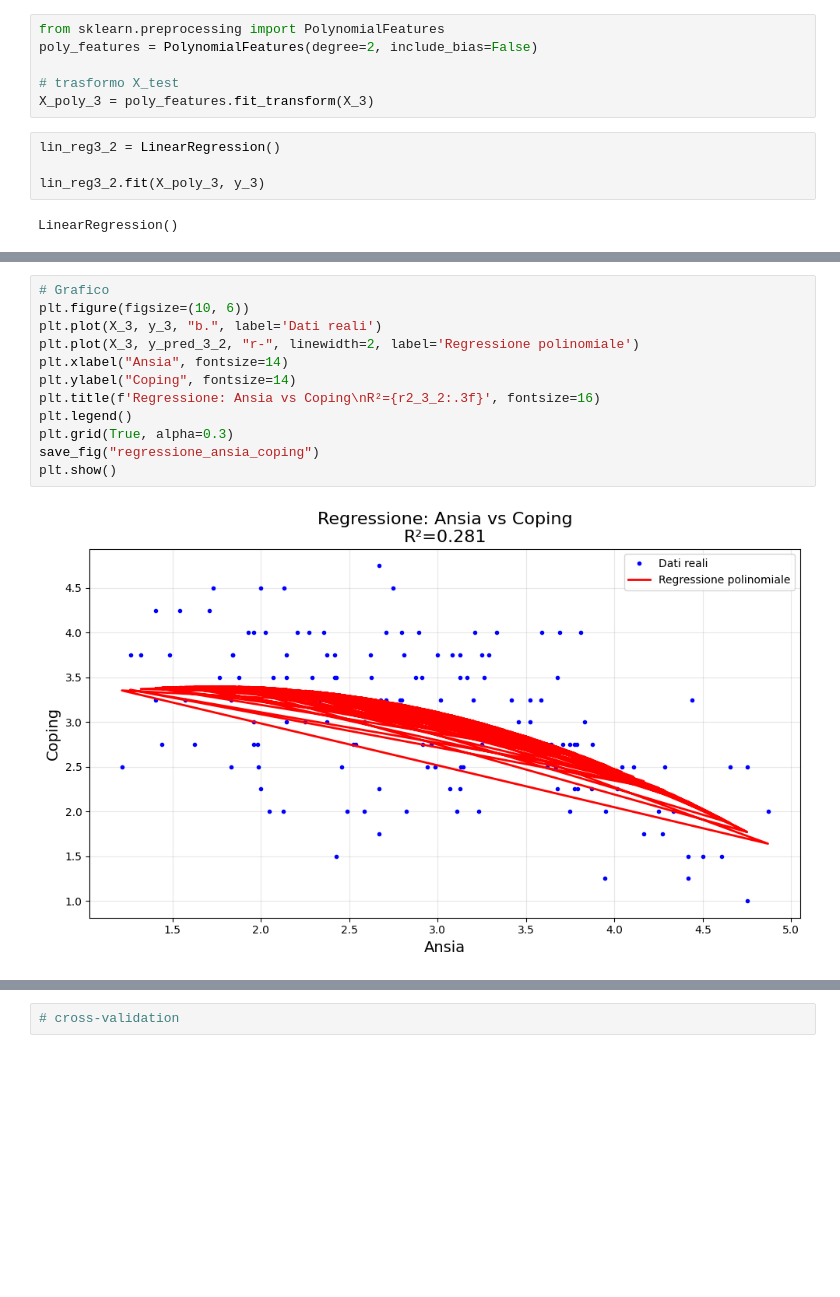
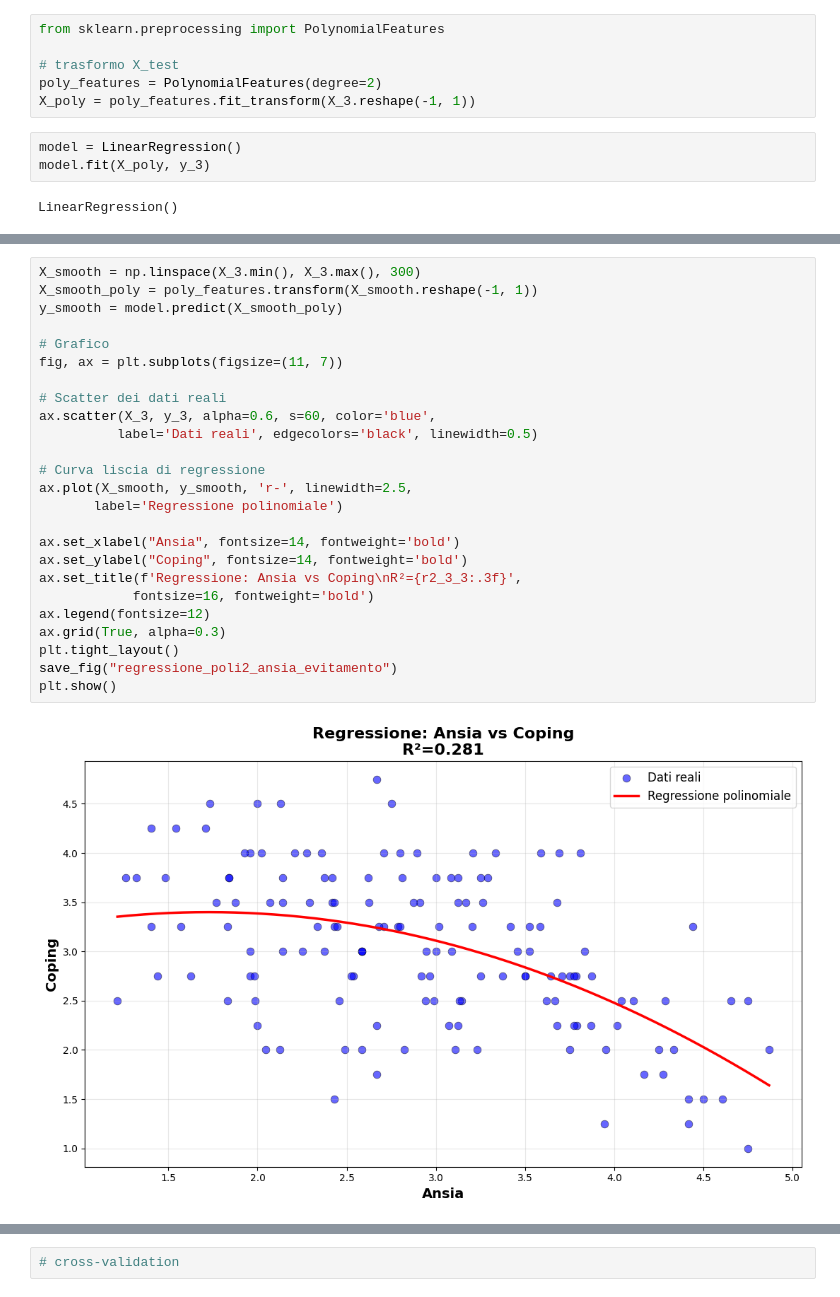
Before and after one commit to gaiacassinelli1/Project-Work, a Jupyter notebook: notebook/regressioni.ipynb, the cells around one changed output, grey strips where cells are left out. Cells and saved outputs as stored; diff of their text form; blank space fills up the shorter version.

Commit message:
fix regressione

```diff
--- a/notebook/regressioni.ipynb
+++ b/notebook/regressioni.ipynb
@@ -353,14 +353,13 @@ Coefficiente: -0.4640
 Intercetta: 4.3644
 # %%
 from sklearn.preprocessing import PolynomialFeatures
-poly_features = PolynomialFeatures(degree=2, include_bias=False)
 
 # trasformo X_test
-X_poly_3 = poly_features.fit_transform(X_3)
+poly_features = PolynomialFeatures(degree=2)
+X_poly = poly_features.fit_transform(X_3.reshape(-1, 1))
 # %%
-lin_reg3_2 = LinearRegression()
-
-lin_reg3_2.fit(X_poly_3, y_3)
+model = LinearRegression()
+model.fit(X_poly, y_3)
 # %% [output]
 LinearRegression()
 # %%
@@ -373,17 +373,30 @@ print("R-squared:", r2_3_2)
 # %% [output]
 Mean Squared Error: 0.4465440231047396
 R-squared: 0.28086503502367255
-# %%
-# Grafico
-plt.figure(figsize=(10, 6))
-plt.plot(X_3, y_3, "b.", label='Dati reali')
-plt.plot(X_3, y_pred_3_2, "r-", linewidth=2, label='Regressione polinomiale')
-plt.xlabel("Ansia", fontsize=14)
-plt.ylabel("Coping", fontsize=14)
-plt.title(f'Regressione: Ansia vs Coping\nR²={r2_3_2:.3f}', fontsize=16)
-plt.legend()
-plt.grid(True, alpha=0.3)
-save_fig("regressione_ansia_coping")
-plt.show()
-# %% [output]
-[figure, removed]
+# %%
+X_smooth = np.linspace(X_3.min(), X_3.max(), 300)
+X_smooth_poly = poly_features.transform(X_smooth.reshape(-1, 1))
+y_smooth = model.predict(X_smooth_poly)
+
+# Grafico
+fig, ax = plt.subplots(figsize=(11, 7))
+
+# Scatter dei dati reali
+ax.scatter(X_3, y_3, alpha=0.6, s=60, color='blue',
+          label='Dati reali', edgecolors='black', linewidth=0.5)
+
+# Curva liscia di regressione
+ax.plot(X_smooth, y_smooth, 'r-', linewidth=2.5,
+       label='Regressione polinomiale')
+
+ax.set_xlabel("Ansia", fontsize=14, fontweight='bold')
+ax.set_ylabel("Coping", fontsize=14, fontweight='bold')
+ax.set_title(f'Regressione: Ansia vs Coping\nR²={r2_3_3:.3f}',
+            fontsize=16, fontweight='bold')
+ax.legend(fontsize=12)
+ax.grid(True, alpha=0.3)
+plt.tight_layout()
+save_fig("regressione_poli2_ansia_evitamento")
+plt.show()
+# %% [output]
+[figure, added]
```
Also changed, not shown: parts of 15 cells of this notebook, 6 other files.
